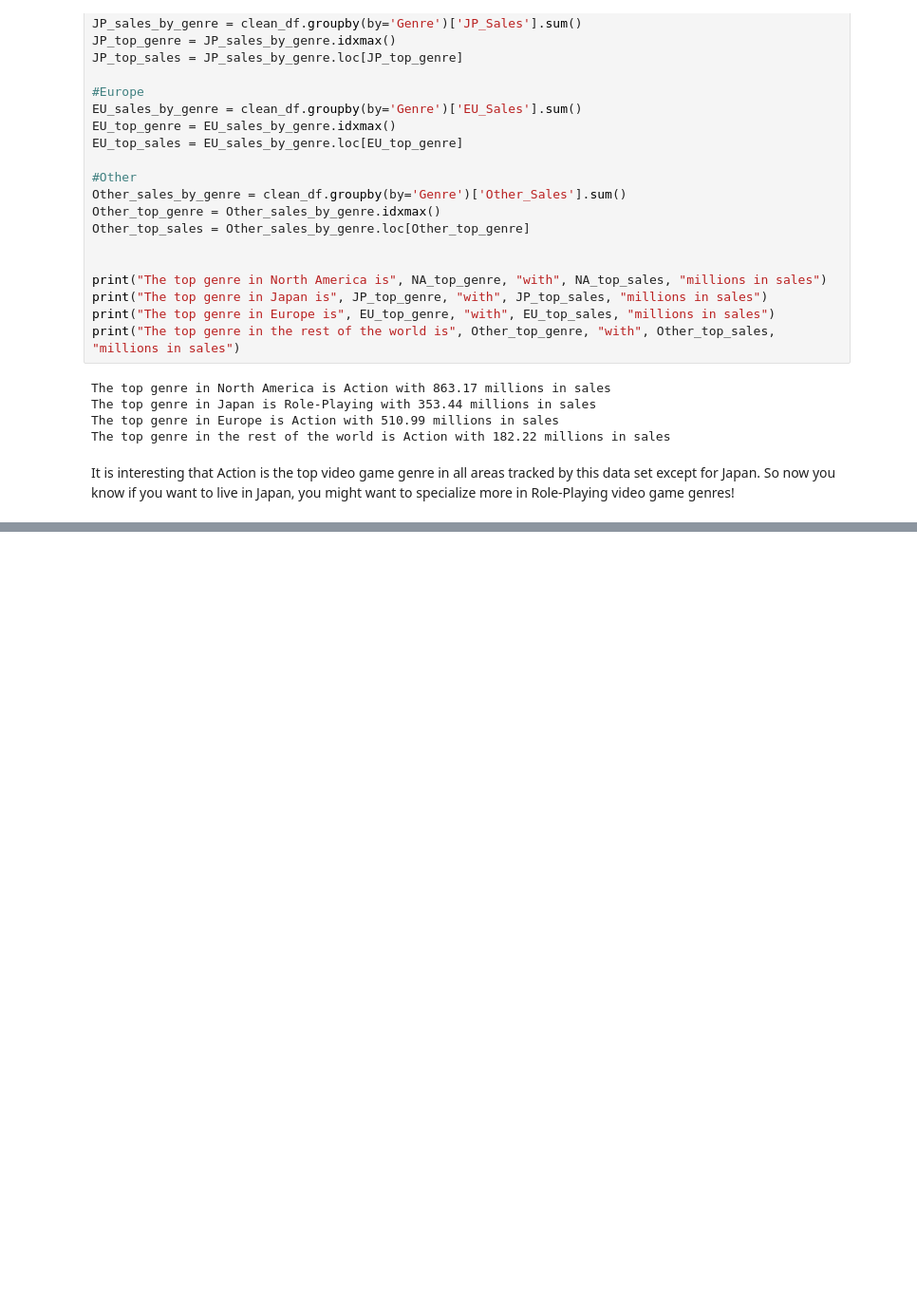
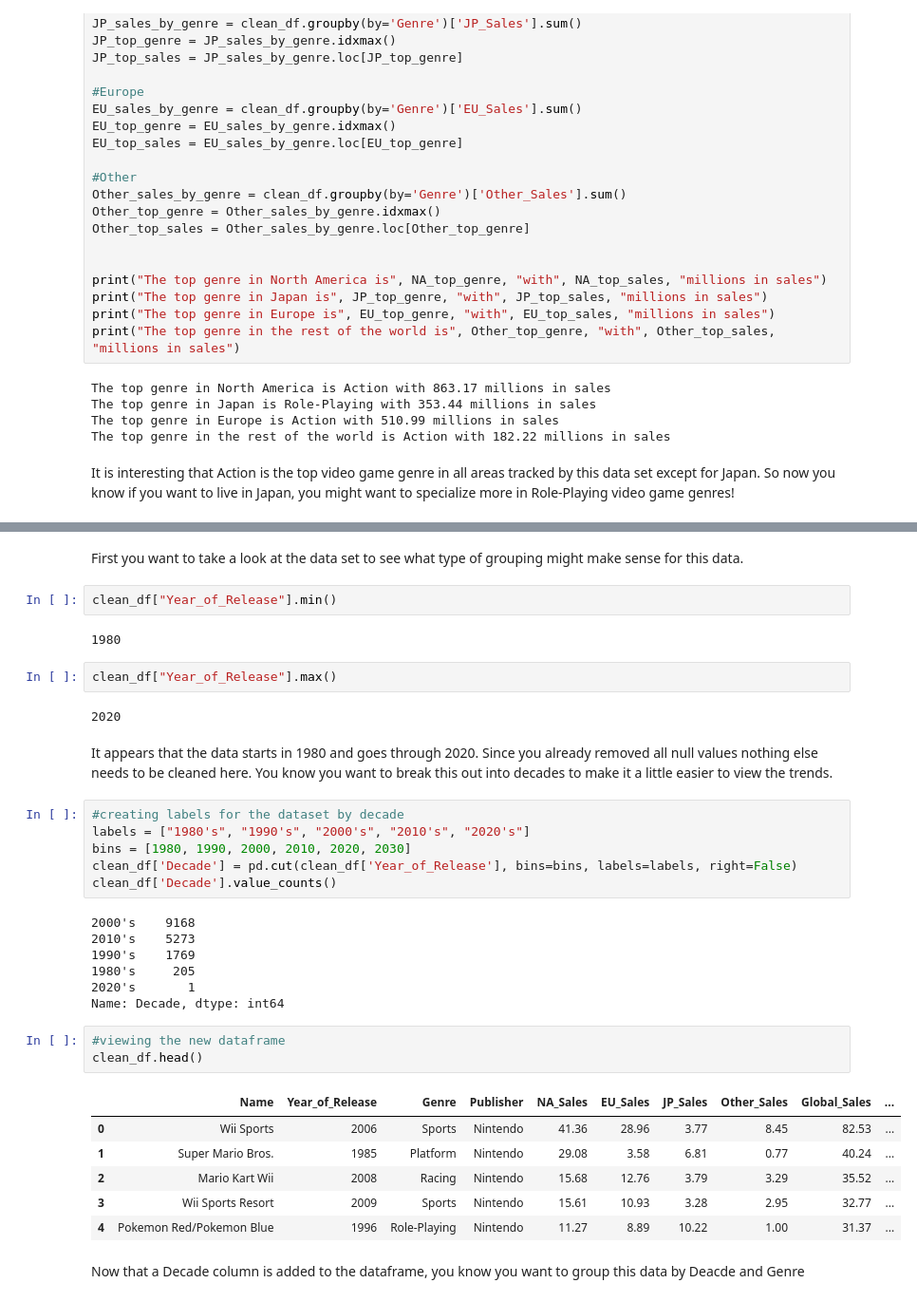
Before and after one commit to jsmither10/video-game-trends, a Jupyter notebook: data-review.ipynb, the cells around one changed output, grey strips where cells are left out. Shown at 95% size. Drawn from its saved outputs; the diff is of its cells as text; blank space fills up the shorter version.

Commit message:
finishing data questions section, added formatting

```diff
--- a/data-review.ipynb
+++ b/data-review.ipynb
@@ -267,0 +278,37 @@ It is interesting that Action is the top video game genre in all areas tracked b
+# %% [markdown]
+First you want to take a look at the data set to see what type of grouping might make sense for this data.
+# %%
+clean_df["Year_of_Release"].min()
+# %% [output]
+1980
+# %%
+clean_df["Year_of_Release"].max()
+# %% [output]
+2020
+# %% [markdown]
+It appears that the data starts in 1980 and goes through 2020. Since you already removed all null values nothing else needs to be cleaned here. You know you want to break this out into decades to make it a little easier to view the trends.
+# %%
+#creating labels for the dataset by decade
+labels = ["1980's", "1990's", "2000's", "2010's", "2020's"]
+bins = [1980, 1990, 2000, 2010, 2020, 2030]
+clean_df['Decade'] = pd.cut(clean_df['Year_of_Release'], bins=bins, labels=labels, right=False)
+clean_df['Decade'].value_counts()
+# %% [output]
+2000's    9168
+2010's    5273
+1990's    1769
+1980's     205
+2020's       1
+Name: Decade, dtype: int64
+# %%
+#viewing the new dataframe
+clean_df.head()
+# %% [output]
+|  | Name | Year_of_Release | Genre | Publisher | NA_Sales | EU_Sales | JP_Sales | Other_Sales | Global_Sales | ... |
+| 0 | Wii Sports | 2006 | Sports | Nintendo | 41.36 | 28.96 | 3.77 | 8.45 | 82.53 | ... |
+| 1 | Super Mario Bros. | 1985 | Platform | Nintendo | 29.08 | 3.58 | 6.81 | 0.77 | 40.24 | ... |
+| 2 | Mario Kart Wii | 2008 | Racing | Nintendo | 15.68 | 12.76 | 3.79 | 3.29 | 35.52 | ... |
+| 3 | Wii Sports Resort | 2009 | Sports | Nintendo | 15.61 | 10.93 | 3.28 | 2.95 | 32.77 | ... |
+| 4 | Pokemon Red/Pokemon Blue | 1996 | Role-Playing | Nintendo | 11.27 | 8.89 | 10.22 | 1.00 | 31.37 | ... |
+# %% [markdown]
+Now that a Decade column is added to the dataframe, you know you want to group this data by Deacde and Genre
```
Also changed, not shown: parts of 19 cells of this notebook.
